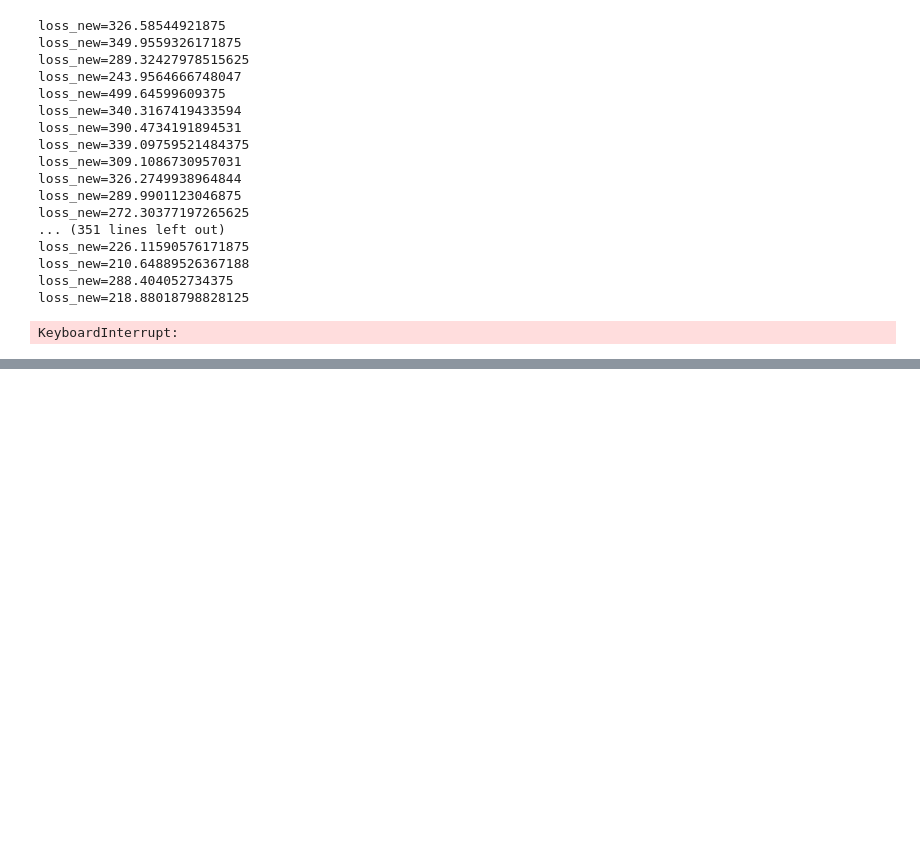
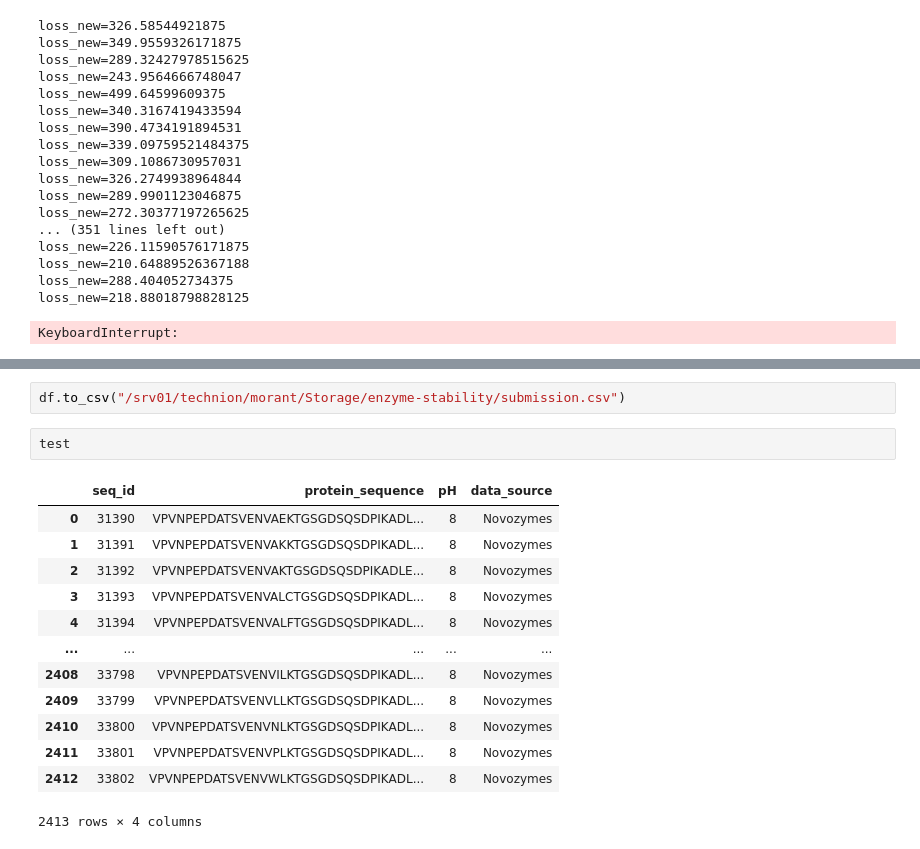
Before and after one commit to hkariti/enzyme-stability, a Jupyter notebook: draft_tokenization_to_BERT.ipynb, the cells around one changed output, grey strips where cells are left out. Cells and saved outputs as stored; diff of their text form; blank space fills up the shorter version.

```diff
--- a/draft_tokenization_to_BERT.ipynb
+++ b/draft_tokenization_to_BERT.ipynb
@@ -137,0 +206,18 @@ environ{'SHELL': '/bin/bash',
+# %%
+df.to_csv("/srv01/technion/morant/Storage/enzyme-stability/submission.csv")
+# %%
+test
+# %% [output]
+|  | seq_id | protein_sequence | pH | data_source |
+| 0 | 31390 | VPVNPEPDATSVENVAEKTGSGDSQSDPIKADL... | 8 | Novozymes |
+| 1 | 31391 | VPVNPEPDATSVENVAKKTGSGDSQSDPIKADL... | 8 | Novozymes |
+| 2 | 31392 | VPVNPEPDATSVENVAKTGSGDSQSDPIKADLE... | 8 | Novozymes |
+| 3 | 31393 | VPVNPEPDATSVENVALCTGSGDSQSDPIKADL... | 8 | Novozymes |
+| 4 | 31394 | VPVNPEPDATSVENVALFTGSGDSQSDPIKADL... | 8 | Novozymes |
+| ... | ... | ... | ... | ... |
+| 2408 | 33798 | VPVNPEPDATSVENVILKTGSGDSQSDPIKADL... | 8 | Novozymes |
+| 2409 | 33799 | VPVNPEPDATSVENVLLKTGSGDSQSDPIKADL... | 8 | Novozymes |
+| 2410 | 33800 | VPVNPEPDATSVENVNLKTGSGDSQSDPIKADL... | 8 | Novozymes |
+| 2411 | 33801 | VPVNPEPDATSVENVPLKTGSGDSQSDPIKADL... | 8 | Novozymes |
+| 2412 | 33802 | VPVNPEPDATSVENVWLKTGSGDSQSDPIKADL... | 8 | Novozymes |
+2413 rows × 4 columns
```
Also changed, not shown: parts of 15 cells of this notebook.
